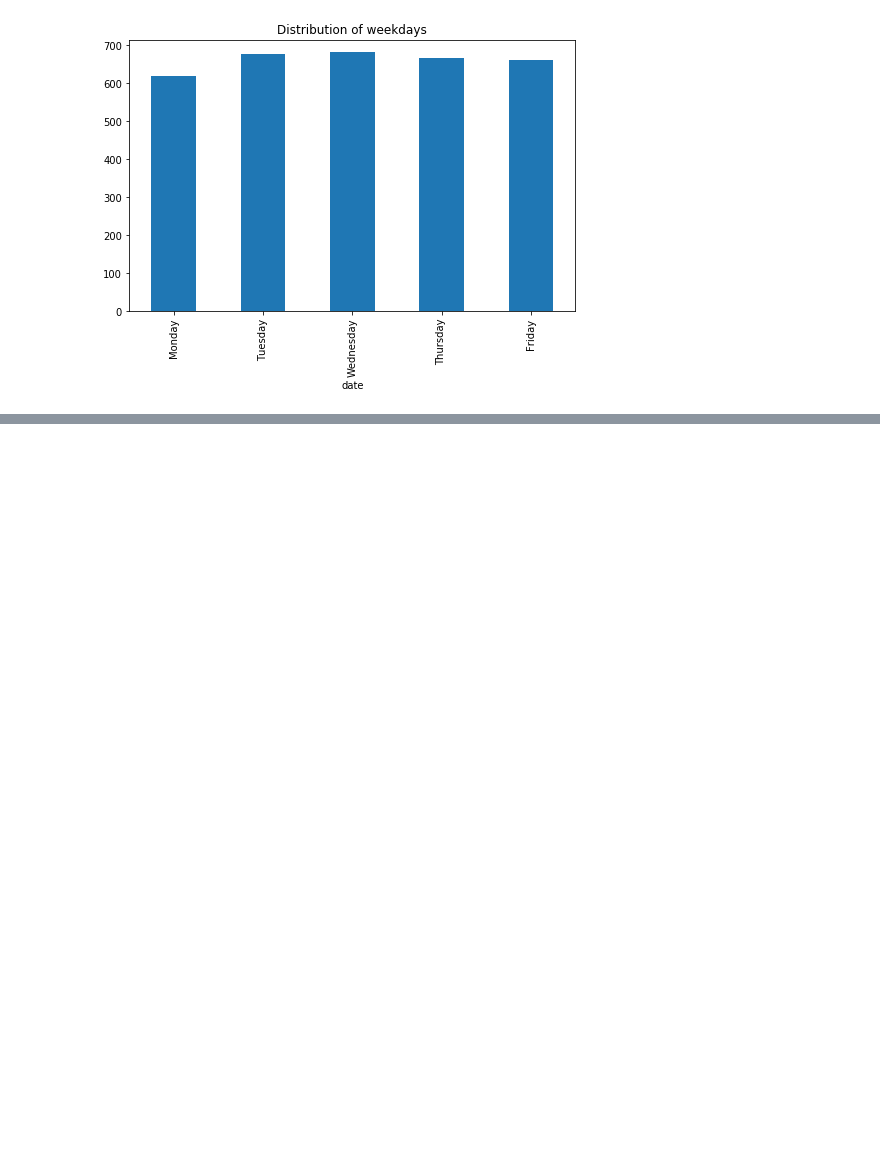
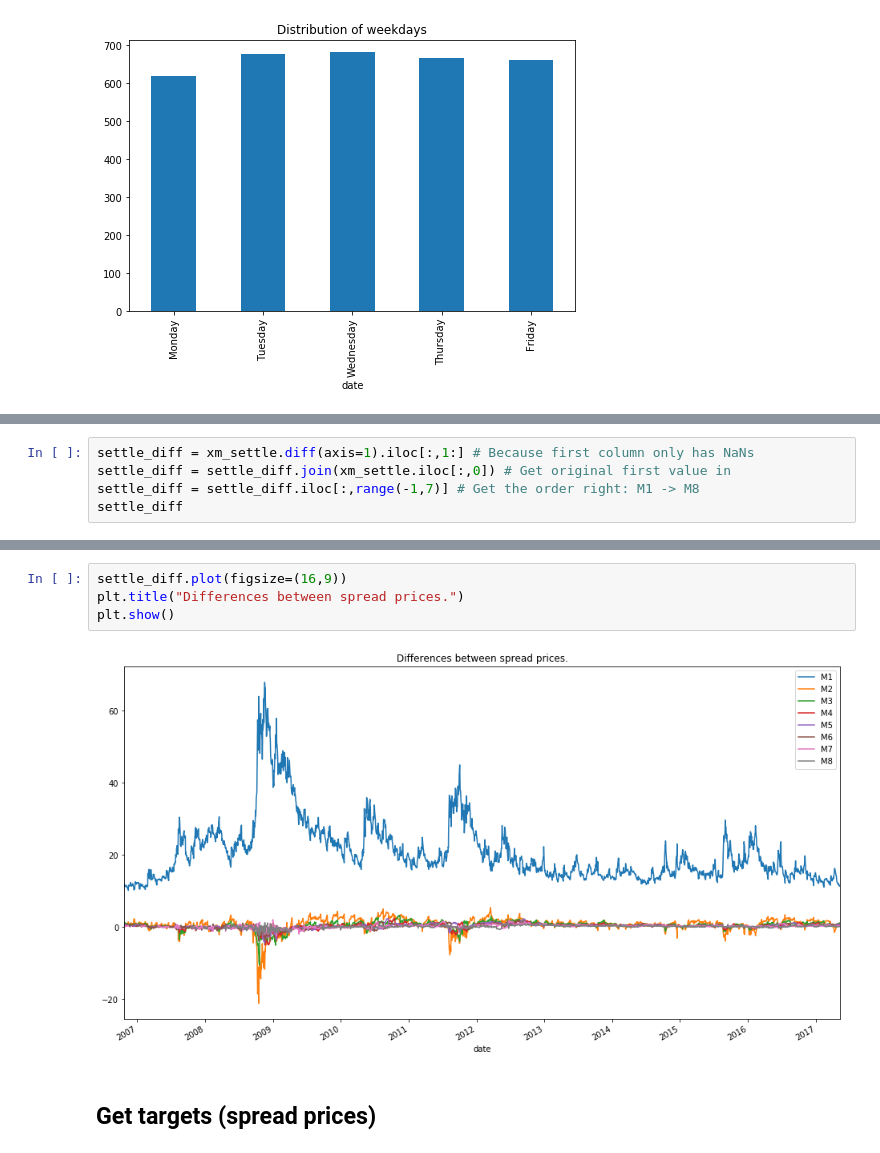
Before and after one commit to leyhline/vix-term-structure, a Jupyter notebook: overview.ipynb, the cells around one changed output, grey strips where cells are left out. Drawn from its saved outputs; the diff is of its cells as text; blank space fills up the shorter version.

```diff
--- a/overview.ipynb
+++ b/overview.ipynb
@@ -230,0 +263,5 @@ plt.show()
+# %%
+settle_diff = xm_settle.diff(axis=1).iloc[:,1:] # Because first column only has NaNs
+settle_diff = settle_diff.join(xm_settle.iloc[:,0]) # Get original first value in
+settle_diff = settle_diff.iloc[:,range(-1,7)] # Get the order right: M1 -> M8
+settle_diff
@@ -230,0 +288,8 @@ plt.show()
+# %%
+settle_diff.plot(figsize=(16,9))
+plt.title("Differences between spread prices.")
+plt.show()
+# %% [output]
+[figure, added]
+# %% [markdown]
+## Get targets (spread prices)
```
Also changed, not shown: parts of 14 cells of this notebook.
